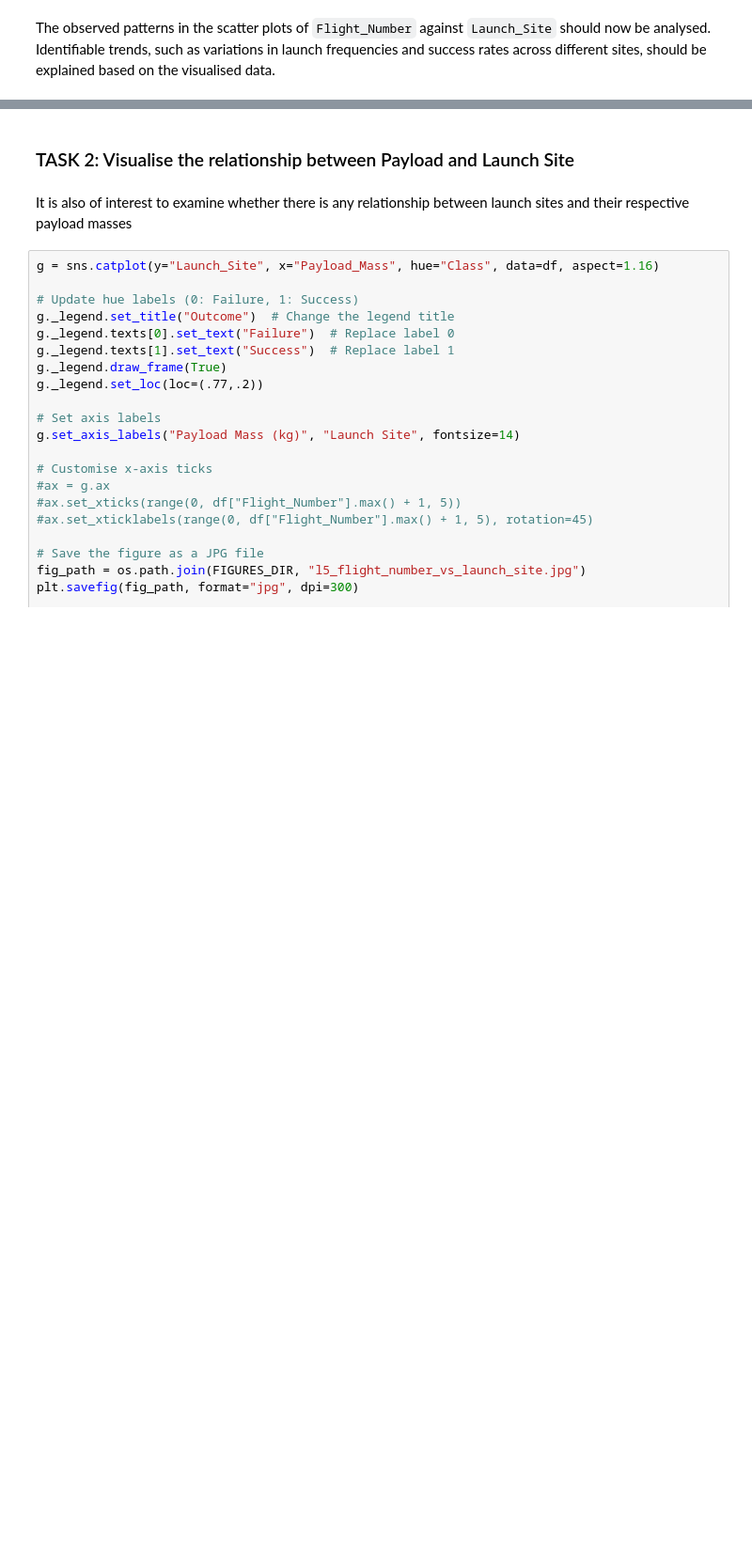
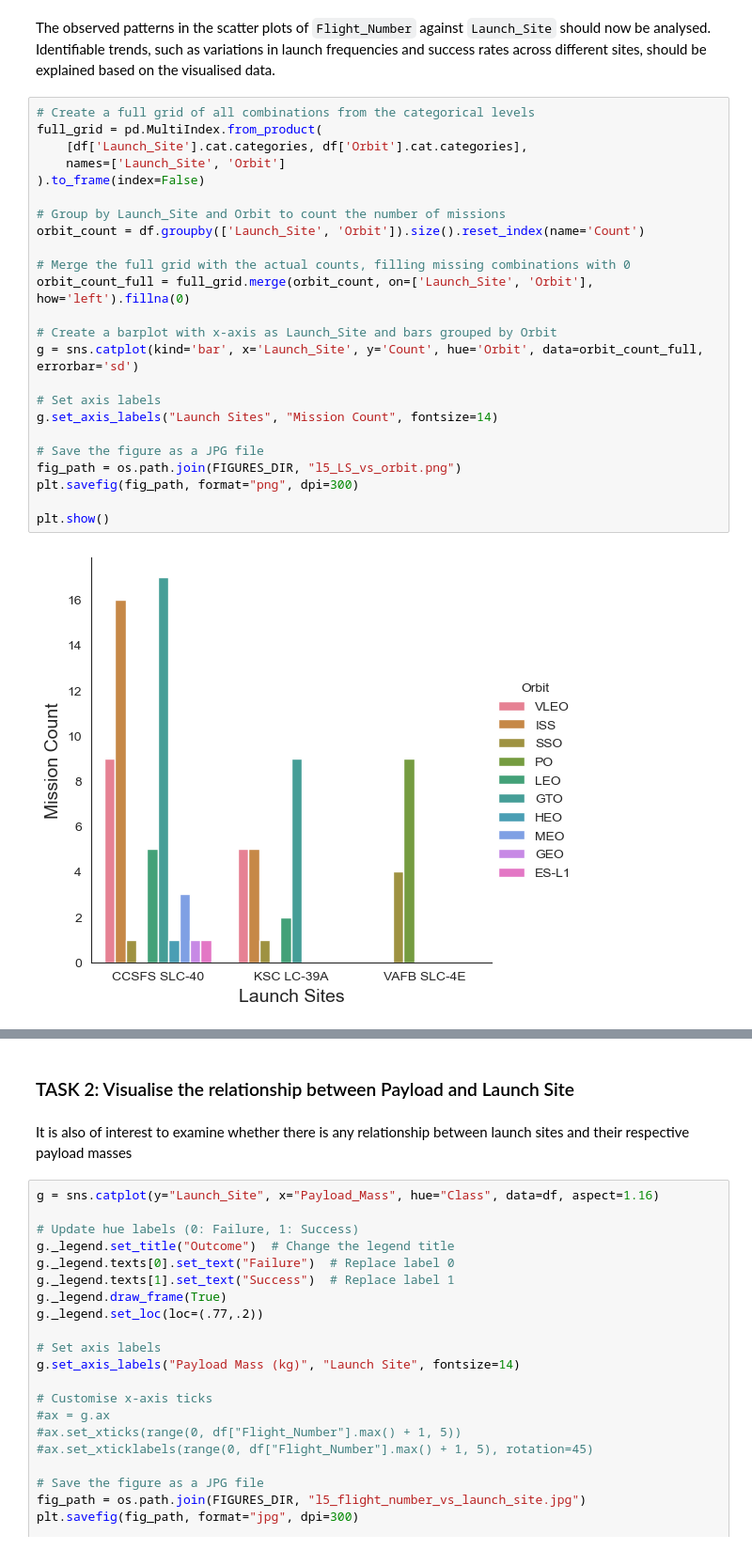
Before and after one commit to jgp-13/SpaceX_project, a Jupyter notebook: notebooks/Lab_5_EDA-Visualisation.ipynb, the cells around one changed output, grey strips where cells are left out. Shown at 94% size. Saved outputs shown, nothing was run; the diff lists cells and outputs as text; blank space fills up the shorter version.

```diff
--- a/notebooks/Lab_5_EDA-Visualisation.ipynb
+++ b/notebooks/Lab_5_EDA-Visualisation.ipynb
@@ -153,2 +154,28 @@ plt.show()
 # %% [markdown]
 The observed patterns in the scatter plots of `Flight_Number` against `Launch_Site` should now be analysed. Identifiable trends, such as variations in launch frequencies and success rates across different sites, should be explained based on the visualised data.
+# %%
+# Create a full grid of all combinations from the categorical levels
+full_grid = pd.MultiIndex.from_product(
+    [df['Launch_Site'].cat.categories, df['Orbit'].cat.categories],
+    names=['Launch_Site', 'Orbit']
+).to_frame(index=False)
+
+# Group by Launch_Site and Orbit to count the number of missions
+orbit_count = df.groupby(['Launch_Site', 'Orbit']).size().reset_index(name='Count')
+
+# Merge the full grid with the actual counts, filling missing combinations with 0
+orbit_count_full = full_grid.merge(orbit_count, on=['Launch_Site', 'Orbit'], how='left').fillna(0)
+
+# Create a barplot with x-axis as Launch_Site and bars grouped by Orbit
+g = sns.catplot(kind='bar', x='Launch_Site', y='Count', hue='Orbit', data=orbit_count_full, errorbar='sd')
+
+# Set axis labels
+g.set_axis_labels("Launch Sites", "Mission Count", fontsize=14)
+
+# Save the figure as a JPG file
+fig_path = os.path.join(FIGURES_DIR, "l5_LS_vs_orbit.png")
+plt.savefig(fig_path, format="png", dpi=300)
+
+plt.show()
+# %% [output]
+[figure, added]
```
Also changed, not shown: parts of 12 cells of this notebook, 14 other files.
